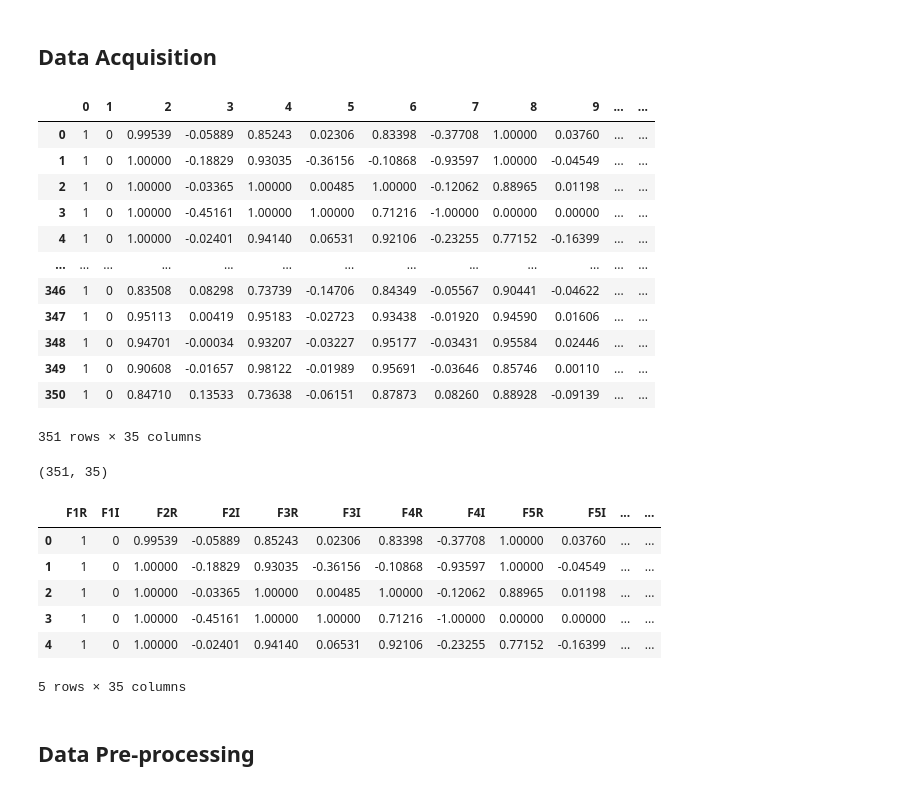
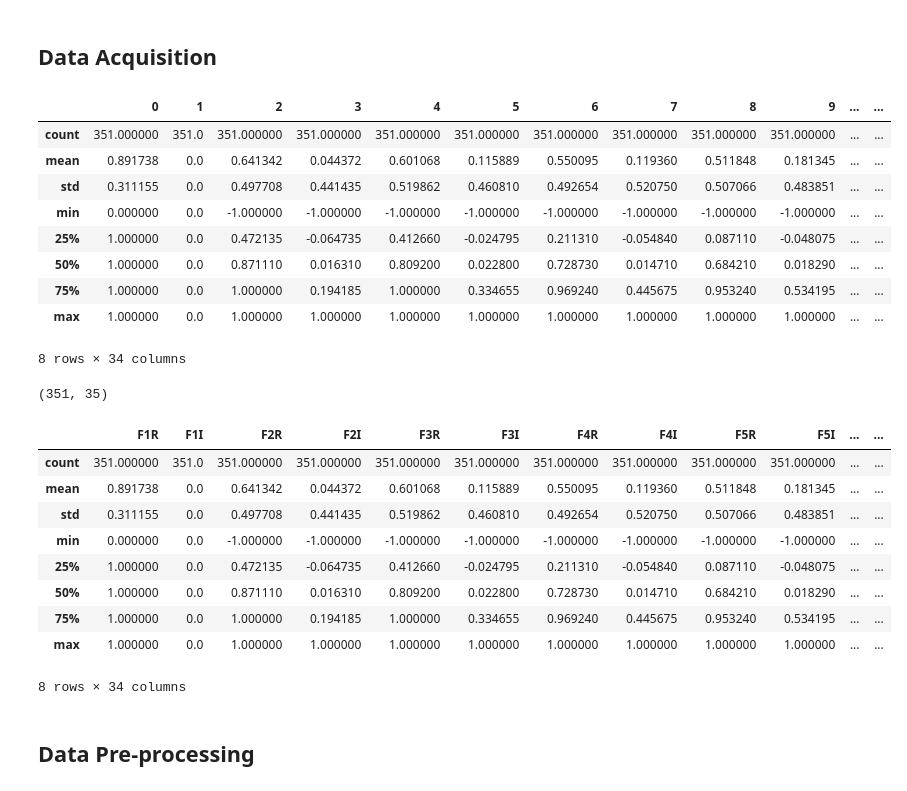
Before and after one commit to ffiza/aprendizaje-automatico-lamp, a Jupyter notebook: code/tp1.ipynb, the cells around one changed output. Cells and saved outputs as stored; diff of their text form; code cells hidden in the pictures.

```diff
--- a/code/tp1.ipynb
+++ b/code/tp1.ipynb
@@ -26,24 +29,20 @@ config_plots()
 # %% [markdown]
 ## Data Acquisition
 # %%
-df = pd.read_csv('../data/ionosphere.data',
-                 header=None)
+df = pd.read_csv('../data/ionosphere.data', header=None)
 # %%
-df
+df.describe()
 # %% [output]
 |  | 0 | 1 | 2 | 3 | 4 | 5 | 6 | 7 | 8 | 9 | ... | ... |
-| 0 | 1 | 0 | 0.99539 | -0.05889 | 0.85243 | 0.02306 | 0.83398 | -0.37708 | 1.00000 | 0.03760 | ... | ... |
-| 1 | 1 | 0 | 1.00000 | -0.18829 | 0.93035 | -0.36156 | -0.10868 | -0.93597 | 1.00000 | -0.04549 | ... | ... |
-| 2 | 1 | 0 | 1.00000 | -0.03365 | 1.00000 | 0.00485 | 1.00000 | -0.12062 | 0.88965 | 0.01198 | ... | ... |
-| 3 | 1 | 0 | 1.00000 | -0.45161 | 1.00000 | 1.00000 | 0.71216 | -1.00000 | 0.00000 | 0.00000 | ... | ... |
-| 4 | 1 | 0 | 1.00000 | -0.02401 | 0.94140 | 0.06531 | 0.92106 | -0.23255 | 0.77152 | -0.16399 | ... | ... |
-| ... | ... | ... | ... | ... | ... | ... | ... | ... | ... | ... | ... | ... |
-| 346 | 1 | 0 | 0.83508 | 0.08298 | 0.73739 | -0.14706 | 0.84349 | -0.05567 | 0.90441 | -0.04622 | ... | ... |
-| 347 | 1 | 0 | 0.95113 | 0.00419 | 0.95183 | -0.02723 | 0.93438 | -0.01920 | 0.94590 | 0.01606 | ... | ... |
-| 348 | 1 | 0 | 0.94701 | -0.00034 | 0.93207 | -0.03227 | 0.95177 | -0.03431 | 0.95584 | 0.02446 | ... | ... |
-| 349 | 1 | 0 | 0.90608 | -0.01657 | 0.98122 | -0.01989 | 0.95691 | -0.03646 | 0.85746 | 0.00110 | ... | ... |
-| 350 | 1 | 0 | 0.84710 | 0.13533 | 0.73638 | -0.06151 | 0.87873 | 0.08260 | 0.88928 | -0.09139 | ... | ... |
+| count | 351.000000 | 351.0 | 351.000000 | 351.000000 | 351.000000 | 351.000000 | 351.000000 | 351.000000 | 351.000000 | 351.000000 | ... | ... |
+| mean | 0.891738 | 0.0 | 0.641342 | 0.044372 | 0.601068 | 0.115889 | 0.550095 | 0.119360 | 0.511848 | 0.181345 | ... | ... |
+| std | 0.311155 | 0.0 | 0.497708 | 0.441435 | 0.519862 | 0.460810 | 0.492654 | 0.520750 | 0.507066 | 0.483851 | ... | ... |
+| min | 0.000000 | 0.0 | -1.000000 | -1.000000 | -1.000000 | -1.000000 | -1.000000 | -1.000000 | -1.000000 | -1.000000 | ... | ... |
+| 25% | 1.000000 | 0.0 | 0.472135 | -0.064735 | 0.412660 | -0.024795 | 0.211310 | -0.054840 | 0.087110 | -0.048075 | ... | ... |
+| 50% | 1.000000 | 0.0 | 0.871110 | 0.016310 | 0.809200 | 0.022800 | 0.728730 | 0.014710 | 0.684210 | 0.018290 | ... | ... |
+| 75% | 1.000000 | 0.0 | 1.000000 | 0.194185 | 1.000000 | 0.334655 | 0.969240 | 0.445675 | 0.953240 | 0.534195 | ... | ... |
+| max | 1.000000 | 0.0 | 1.000000 | 1.000000 | 1.000000 | 1.000000 | 1.000000 | 1.000000 | 1.000000 | 1.000000 | ... | ... |
-351 rows × 35 columns
+8 rows × 34 columns
 # %%
 df.shape
 # %% [output]
@@ -57,15 +56,18 @@ col_names.append('Target')
 
 df.columns = col_names
 # %%
-df.head()
+df.describe()
 # %% [output]
 |  | F1R | F1I | F2R | F2I | F3R | F3I | F4R | F4I | F5R | F5I | ... | ... |
-| 0 | 1 | 0 | 0.99539 | -0.05889 | 0.85243 | 0.02306 | 0.83398 | -0.37708 | 1.00000 | 0.03760 | ... | ... |
-| 1 | 1 | 0 | 1.00000 | -0.18829 | 0.93035 | -0.36156 | -0.10868 | -0.93597 | 1.00000 | -0.04549 | ... | ... |
-| 2 | 1 | 0 | 1.00000 | -0.03365 | 1.00000 | 0.00485 | 1.00000 | -0.12062 | 0.88965 | 0.01198 | ... | ... |
-| 3 | 1 | 0 | 1.00000 | -0.45161 | 1.00000 | 1.00000 | 0.71216 | -1.00000 | 0.00000 | 0.00000 | ... | ... |
-| 4 | 1 | 0 | 1.00000 | -0.02401 | 0.94140 | 0.06531 | 0.92106 | -0.23255 | 0.77152 | -0.16399 | ... | ... |
+| count | 351.000000 | 351.0 | 351.000000 | 351.000000 | 351.000000 | 351.000000 | 351.000000 | 351.000000 | 351.000000 | 351.000000 | ... | ... |
+| mean | 0.891738 | 0.0 | 0.641342 | 0.044372 | 0.601068 | 0.115889 | 0.550095 | 0.119360 | 0.511848 | 0.181345 | ... | ... |
+| std | 0.311155 | 0.0 | 0.497708 | 0.441435 | 0.519862 | 0.460810 | 0.492654 | 0.520750 | 0.507066 | 0.483851 | ... | ... |
+| min | 0.000000 | 0.0 | -1.000000 | -1.000000 | -1.000000 | -1.000000 | -1.000000 | -1.000000 | -1.000000 | -1.000000 | ... | ... |
+| 25% | 1.000000 | 0.0 | 0.472135 | -0.064735 | 0.412660 | -0.024795 | 0.211310 | -0.054840 | 0.087110 | -0.048075 | ... | ... |
+| 50% | 1.000000 | 0.0 | 0.871110 | 0.016310 | 0.809200 | 0.022800 | 0.728730 | 0.014710 | 0.684210 | 0.018290 | ... | ... |
+| 75% | 1.000000 | 0.0 | 1.000000 | 0.194185 | 1.000000 | 0.334655 | 0.969240 | 0.445675 | 0.953240 | 0.534195 | ... | ... |
+| max | 1.000000 | 0.0 | 1.000000 | 1.000000 | 1.000000 | 1.000000 | 1.000000 | 1.000000 | 1.000000 | 1.000000 | ... | ... |
-5 rows × 35 columns
+8 rows × 34 columns
 # %% [markdown]
 ## Data Pre-processing
 # %%
```
Also changed, not shown: parts of 23 cells of this notebook, 5 other files.
